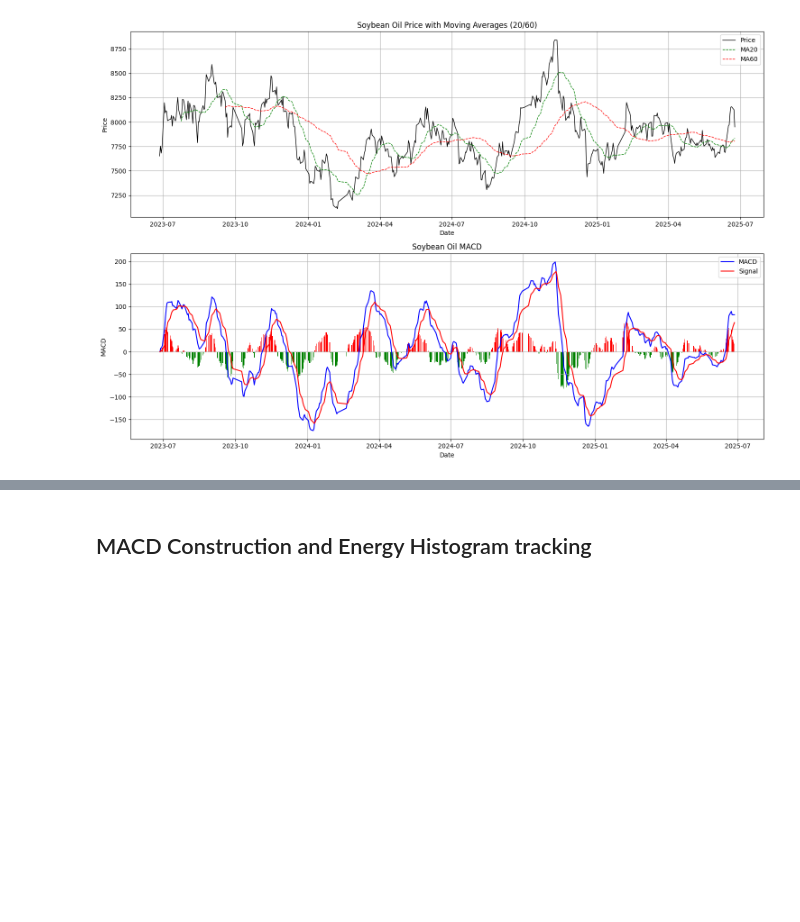
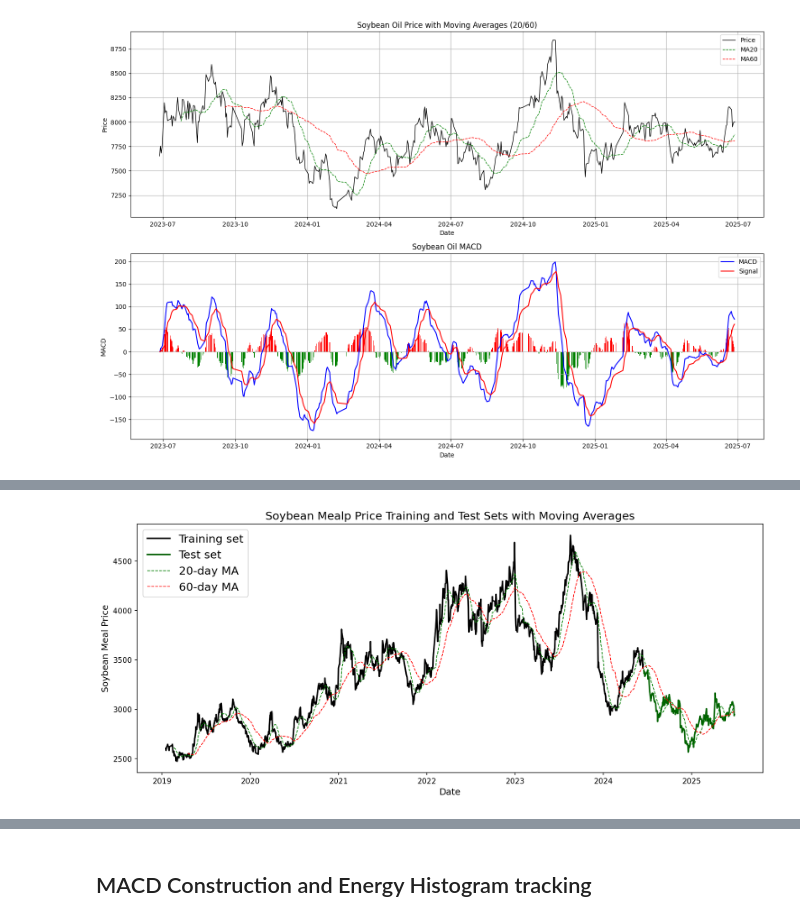
Before and after one commit to Aislay-Yang18565/bootcamp_Ziyi_Yang, a Jupyter notebook: project/Soybean_meal_MACD_golden_cross_and_death_cross_trading_strategy.ipynb, the cells around one changed output, grey strips where cells are left out. Drawn from its saved outputs; the diff is of its cells as text; code cells hidden in the pictures; blank space fills up the shorter version.

```diff
--- a/project/Soybean_meal_MACD_golden_cross_and_death_cross_trading_strategy.ipynb
+++ b/project/Soybean_meal_MACD_golden_cross_and_death_cross_trading_strategy.ipynb
@@ -315,6 +429,10 @@ def detect_outliers_iqr(series: pd.Series, k: float = 1.5) -> pd.Series:
     upper = q3 + k * iqr
     return (series < lower) | (series > upper)
 
+# Add the outlier_iqr column to each dataset
+df_meal['outlier_iqr'] = detect_outliers_iqr(df_meal['Close'])
+df_oil['outlier_iqr'] = detect_outliers_iqr(df_oil['Close'])
+
 print("Soybean Meal Outliers:")
 print(df_meal['outlier_iqr'].value_counts())
 print("\n" + "="*40 + "\n")
@@ -488,0 +688,77 @@ plt.show()
+# %%
+test_size = 250
+train_data = df_meal.iloc[:-test_size]
+test_data = df_meal.iloc[-test_size:]
+
+# Calculate the 5-day moving average, 20-day moving average and 60-day moving average
+df_meal['MA5'] = df_meal['Close'].rolling(window=5).mean()
+df_meal['MA20'] = df_meal['Close'].rolling(window=20).mean()
+df_meal['MA60'] = df_meal['Close'].rolling(window=60).mean()
+
+# Visualized soybean meal price training and test set as well as moving averages
+plt.figure(figsize=(15, 6), dpi=150)
+plt.rcParams['axes.facecolor'] = 'white'
+plt.rc('axes', edgecolor='black')
+plt.plot(train_data.Date, train_data.Close, color='black', lw=2, label='Training set')
+plt.plot(test_data.Date, test_data.Close, color='darkgreen', lw=2, label='Test set')
+plt.plot(df_meal['Date'], df_meal['MA20'], color='green', lw=1, linestyle='--', label='20-day MA')
+plt.plot(df_meal['Date'], df_meal['MA60'], color='red', lw=1, linestyle='--', label='60-day MA')
+plt.title('Soybean Mealp Price Training and Test Sets with Moving Averages', fontsize=15)
+plt.xlabel('Date', fontsize=12)
+plt.ylabel('Soybean Meal Price', fontsize=12)
+plt.legend(loc='upper left', prop={'size': 15})
+plt.grid(color='white')
+plt.show()
+
+# Data Scaling
+scaler = MinMaxScaler()
+scaler.fit(df_meal.Close.values.reshape(-1, 1))
+
+# Reconstruct the data and create a sliding window
+window_size = 10
+
+# Training Set:
+train_data_scaled = scaler.transform(train_data.Close.values.reshape(-1, 1))
+X_train = []
+y_train = []
+
+for i in range(window_size, len(train_data_scaled)):
+    X_train.append(train_data_scaled[i - window_size:i, 0])
+    y_train.append(train_data_scaled[i, 0])
+
+# Test Set:
+test_data_scaled = scaler.transform(test_data.Close.values.reshape(-1, 1))
+X_test = []
+y_test = []
+
+# Ensure that the test set has enough data points to create a sliding window
+if len(test_data_scaled) >= window_size:
+    for i in range(window_size, len(test_data_scaled)):
+        X_test.append(test_data_scaled[i - window_size:i, 0])
+        y_test.append(test_data_scaled[i, 0])
+else:
+    print("The test set data is insufficient to create a sliding window")
+
+# Convert data to a Numpy array
+X_train = np.array(X_train)
+y_train = np.array(y_train)
+
+if len(X_train) > 0:
+    X_train = np.reshape(X_train, (X_train.shape[0], X_train.shape[1], 1))
+    y_train = np.reshape(y_train, (-1, 1))
+
+if len(X_test) > 0:
+    X_test = np.array(X_test)
+    y_test = np.array(y_test)
+    X_test = np.reshape(X_test, (X_test.shape[0], X_test.shape[1], 1))
+    y_test = np.reshape(y_test, (-1, 1))
+
+print('X_train Shape: ', X_train.shape)
+print('y_train Shape: ', y_train.shape)
+if len(X_test) > 0:
+    print('X_test Shape:  ', X_test.shape)
+    print('y_test Shape:  ', y_test.shape)
+else:
+    print("The test set data is insufficient, making it impossible to conduct the test")
+# %% [output]
+[figure, added]
```
Also changed, not shown: parts of 27 cells of this notebook, 24 other files.
